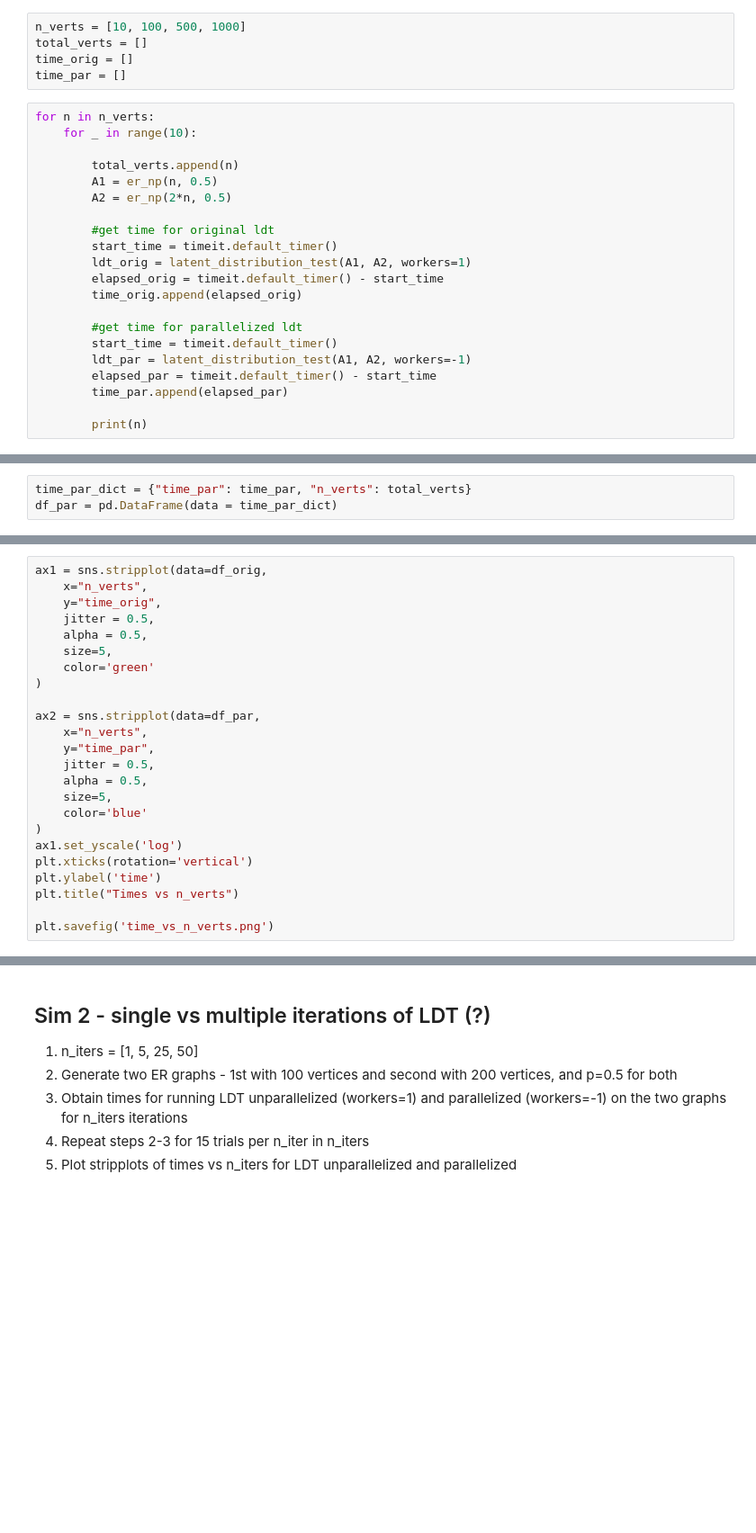
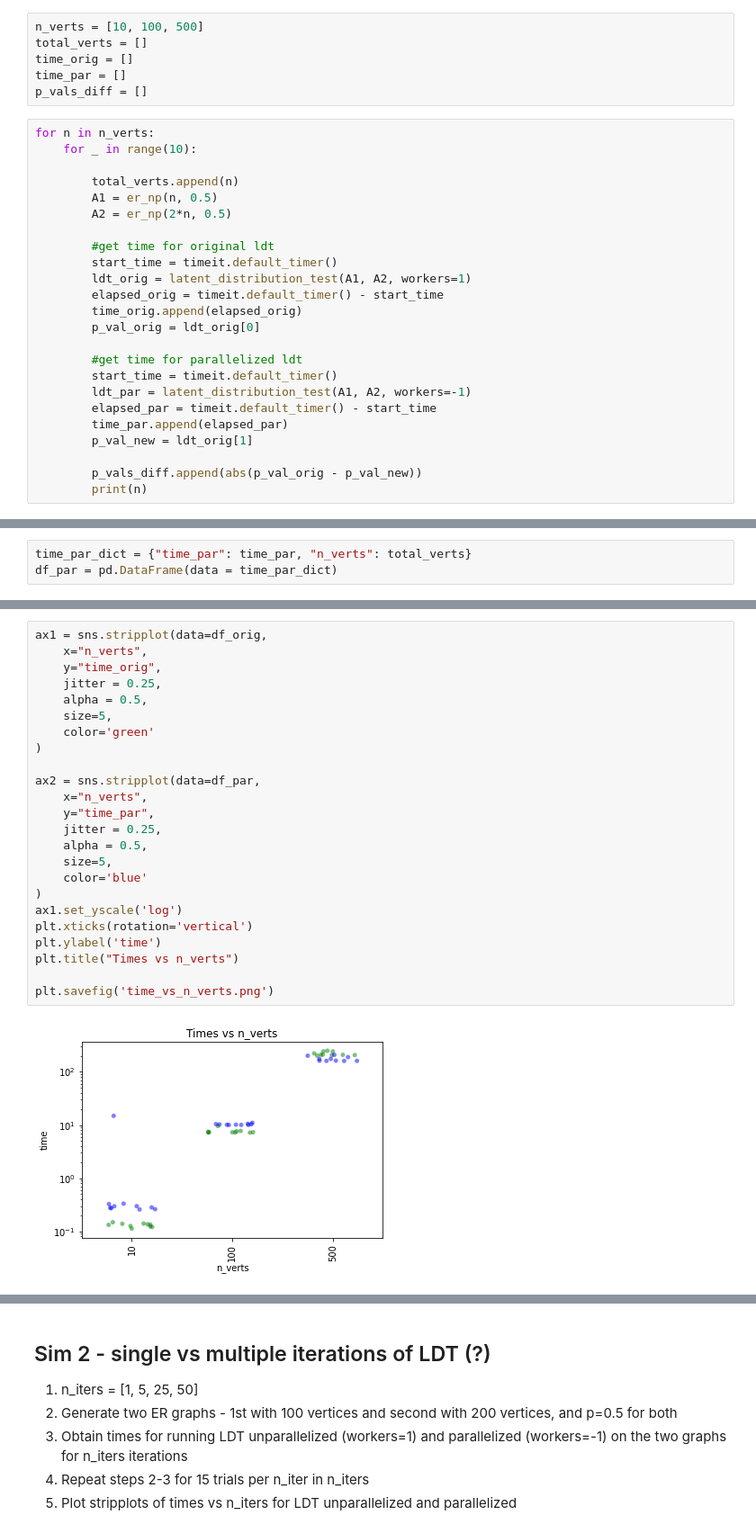
Before and after one commit to kareef928/graspologic-personal, a Jupyter notebook: notebooks/ldt-parallel-sim.ipynb, the cells around one changed output, grey strips where cells are left out. Shown: that part at 90% size. Drawn from its saved outputs; the diff is of its cells as text; blank space fills up the shorter version.

Commit message:
add p_val_diff

```diff
--- a/notebooks/ldt-parallel-sim.ipynb
+++ b/notebooks/ldt-parallel-sim.ipynb
@@ -19,10 +19,11 @@ import numpy as np
 4. Repeat steps 2-3 for 10 trials per n_vert in n_verts
 5. Plot stripplots of times vs n_verts (of graph 1) for LDT unparallelized and parallelized
 # %%
-n_verts = [10, 100, 500, 1000]
+n_verts = [10, 100, 500]
 total_verts = []
 time_orig = []
 time_par = []
+p_vals_diff = []
 # %%
 for n in n_verts:
     for _ in range(10):
@@ -36,11 +37,14 @@ for n in n_verts:
         ldt_orig = latent_distribution_test(A1, A2, workers=1)
         elapsed_orig = timeit.default_timer() - start_time
         time_orig.append(elapsed_orig)
+        p_val_orig = ldt_orig[0]
 
         #get time for parallelized ldt
         start_time = timeit.default_timer()
         ldt_par = latent_distribution_test(A1, A2, workers=-1)
         elapsed_par = timeit.default_timer() - start_time
         time_par.append(elapsed_par)
+        p_val_new = ldt_orig[1]
 
+        p_vals_diff.append(abs(p_val_orig - p_val_new))
         print(n)
@@ -53,24 +74,26 @@ df_par = pd.DataFrame(data = time_par_dict)
 # %%
 ax1 = sns.stripplot(data=df_orig,
     x="n_verts",
     y="time_orig",
-    jitter = 0.5,
+    jitter = 0.25,
     alpha = 0.5,
     size=5,
     color='green'
 )
 
 ax2 = sns.stripplot(data=df_par,
     x="n_verts",
     y="time_par",
-    jitter = 0.5,
+    jitter = 0.25,
     alpha = 0.5,
     size=5,
     color='blue'
 )
 ax1.set_yscale('log')
 plt.xticks(rotation='vertical')
 plt.ylabel('time')
 plt.title("Times vs n_verts")
 
 plt.savefig('time_vs_n_verts.png')
+# %% [output]
+[figure, added]
```
Also changed, not shown: parts of 3 cells of this notebook, 2 other files.
